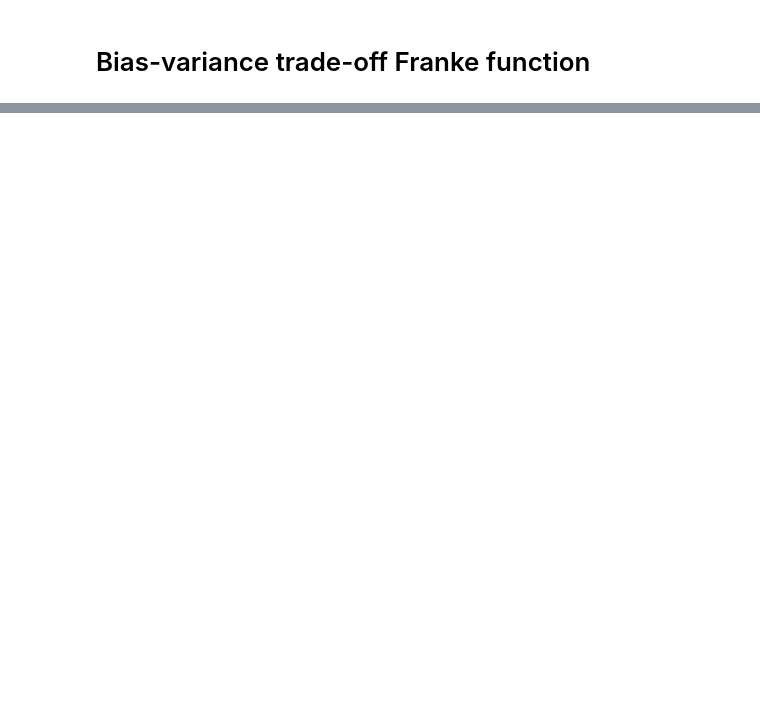
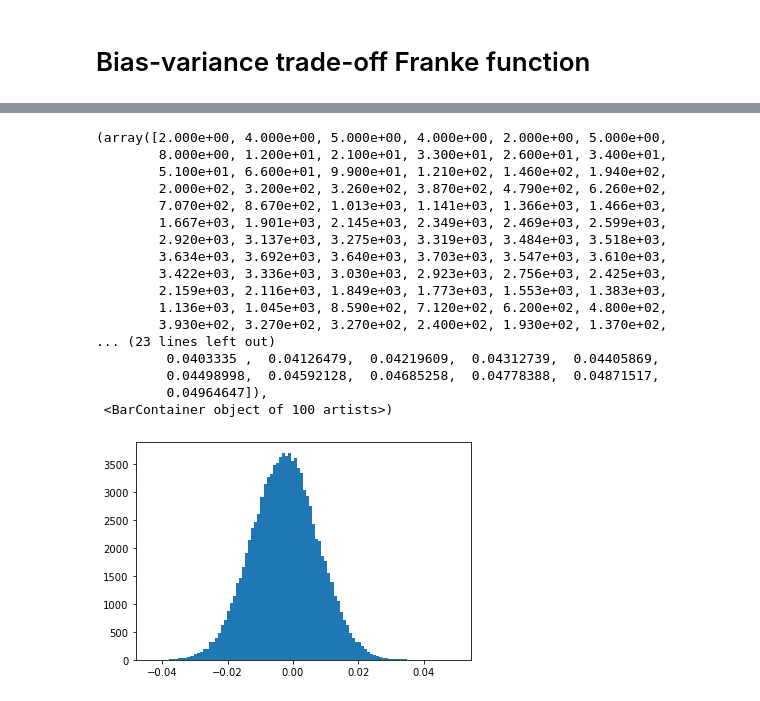
Before and after one commit to johanage/ada_ml_project1, a Jupyter notebook: Project1.ipynb, the cells around one changed output, grey strips where cells are left out. Drawn from its saved outputs; the diff is of its cells as text; code cells hidden in the pictures; blank space fills up the shorter version.

```diff
--- a/Project1.ipynb
+++ b/Project1.ipynb
@@ -256,0 +282,5 @@ Text(0.5, 0, 'Polynomial degree')
+# %%
+import importlib; import project1; importlib.reload(project1); from project1.project1 import *
+from project1.project1 import bootstrap
+data = np.random.normal(size=(100,100))
+out_bootstrap = bootstrap(data=data, k = 100000)
@@ -256,0 +294,21 @@ Text(0.5, 0, 'Polynomial degree')
+# %%
+plt.hist(out_bootstrap['mean'], bins=100)
+# %% [output]
+(array([2.000e+00, 4.000e+00, 5.000e+00, 4.000e+00, 2.000e+00, 5.000e+00,
+        8.000e+00, 1.200e+01, 2.100e+01, 3.300e+01, 2.600e+01, 3.400e+01,
+        5.100e+01, 6.600e+01, 9.900e+01, 1.210e+02, 1.460e+02, 1.940e+02,
+        2.000e+02, 3.200e+02, 3.260e+02, 3.870e+02, 4.790e+02, 6.260e+02,
+        7.070e+02, 8.670e+02, 1.013e+03, 1.141e+03, 1.366e+03, 1.466e+03,
+        1.667e+03, 1.901e+03, 2.145e+03, 2.349e+03, 2.469e+03, 2.599e+03,
+        2.920e+03, 3.137e+03, 3.275e+03, 3.319e+03, 3.484e+03, 3.518e+03,
+        3.634e+03, 3.692e+03, 3.640e+03, 3.703e+03, 3.547e+03, 3.610e+03,
+        3.422e+03, 3.336e+03, 3.030e+03, 2.923e+03, 2.756e+03, 2.425e+03,
+        2.159e+03, 2.116e+03, 1.849e+03, 1.773e+03, 1.553e+03, 1.383e+03,
+        1.136e+03, 1.045e+03, 8.590e+02, 7.120e+02, 6.200e+02, 4.800e+02,
+        3.930e+02, 3.270e+02, 3.270e+02, 2.400e+02, 1.930e+02, 1.370e+02,
+... (23 lines left out)
+         0.0403335 ,  0.04126479,  0.04219609,  0.04312739,  0.04405869,
+         0.04498998,  0.04592128,  0.04685258,  0.04778388,  0.04871517,
+         0.04964647]),
+ <BarContainer object of 100 artists>)
+[figure, added]
```
Also changed, not shown: parts of 16 cells of this notebook, 1 other file.
